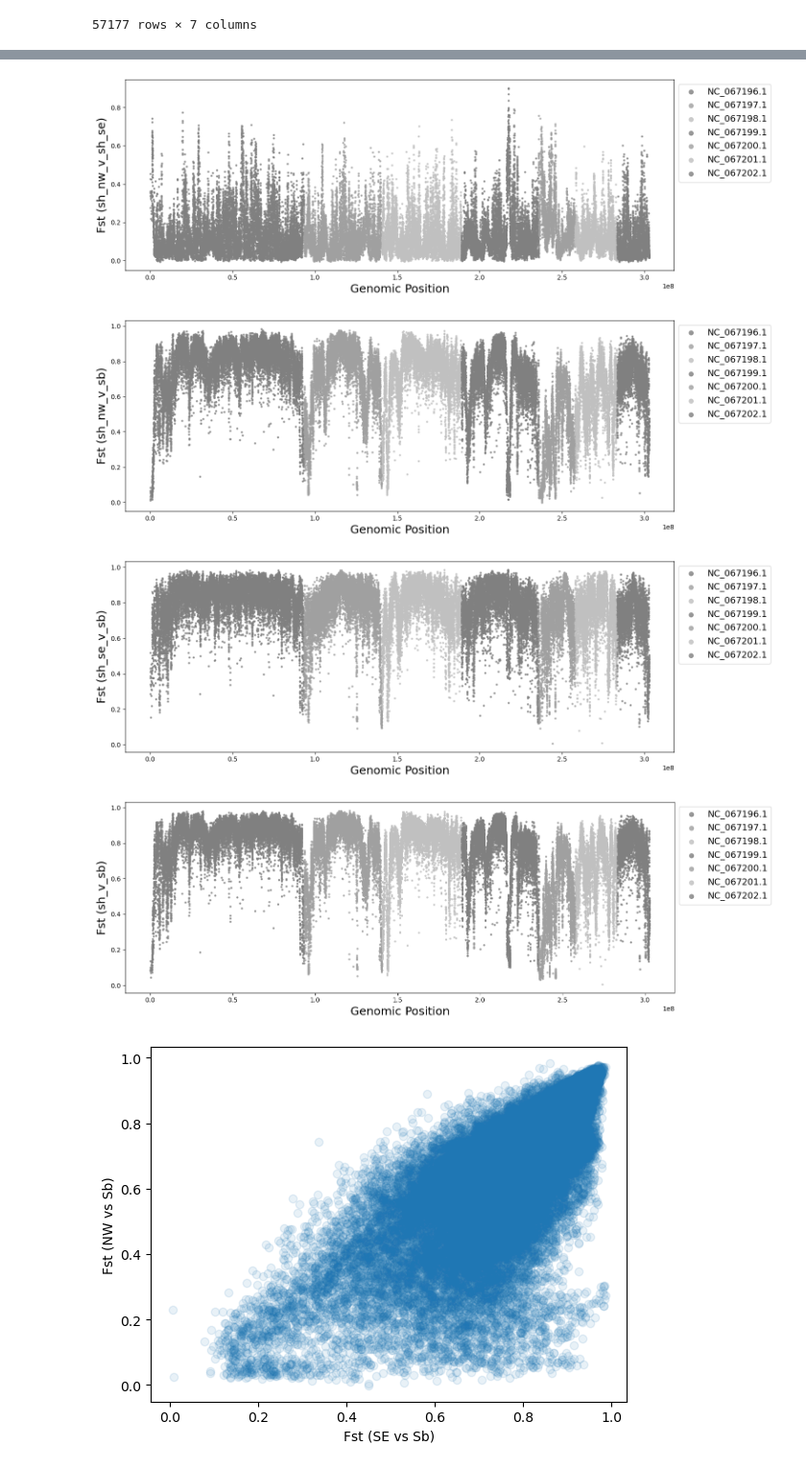
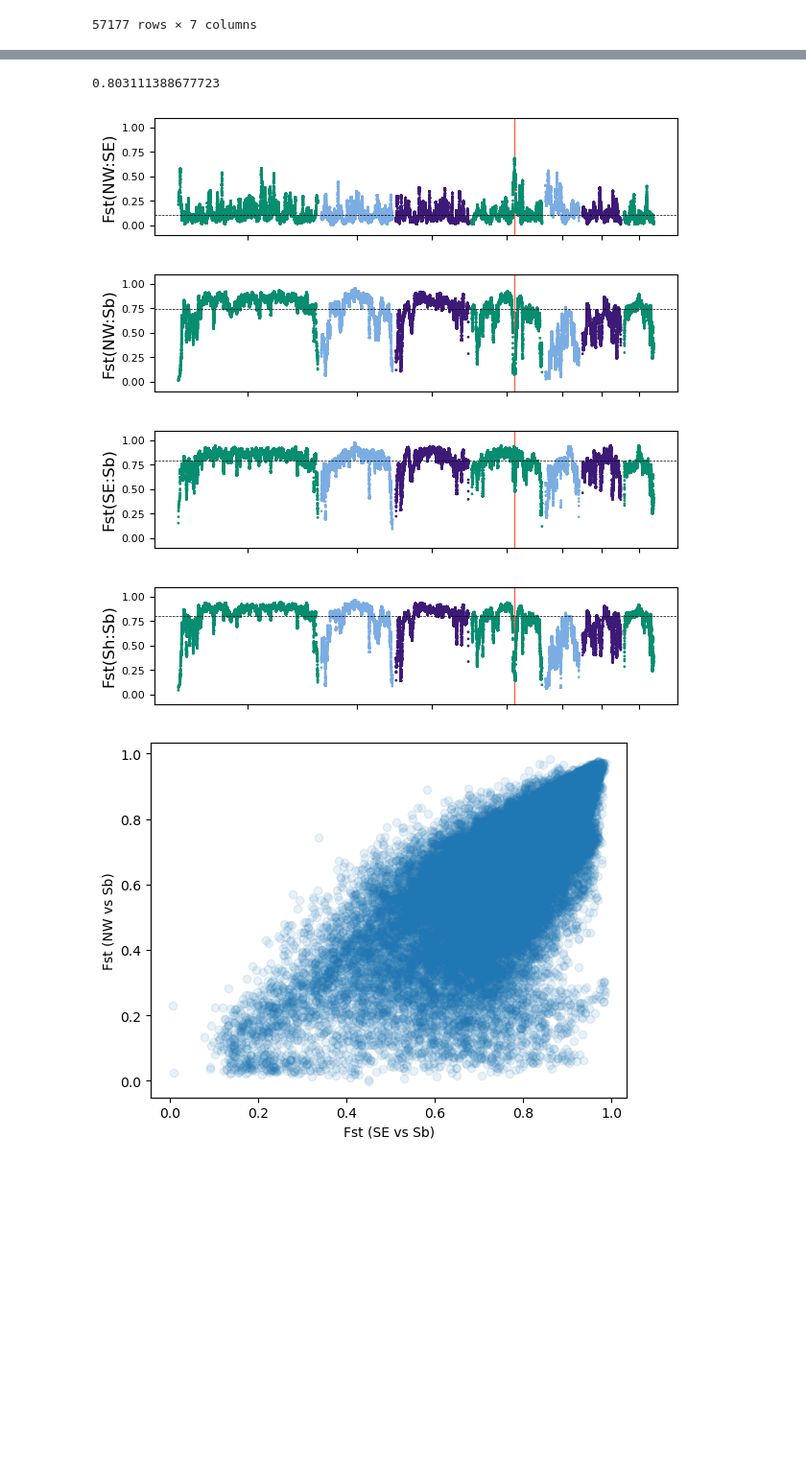
Before and after one commit to nealplatt/sch_hae_scan, a Jupyter notebook: code/08-population_structure.ipynb, the cells around one changed output, grey strips where cells are left out. Shown at 96% size. Cells and saved outputs as stored; diff of their text form; code cells hidden in the pictures; blank space fills up the shorter version.

```diff
--- a/code/08-population_structure.ipynb
+++ b/code/08-population_structure.ipynb
@@ -992,12 +932,14 @@ Pop1    0.679
 CV error (K=2): 0.47286
 Writing output files.
 # %%
+cm = 1/2.54
+
 # read in samples from file
 with open("../admixture/samples.list") as f:
     samples = [line.strip() for line in f]
 
 # set up plot
-fig, ax = plt.subplots(figsize=(7, 3), dpi=300)
+fig, ax = plt.subplots(figsize=(16*cm, 4*cm))
 k = 2
 
 # load admixture data for k clusters
@@ -1031,20 +973,20 @@ for kmeans_label in ["sb", "sh_nw", "sh_se"]:
 # plot stacked bar chart for each principal component
 bottom = 0
 for p_comp in range(k):
-    ax.bar(adm_df.index, adm_df[p_comp], bottom=bottom, edgecolor="black", linewidth=0.2)
+    ax.bar(adm_df.index, adm_df[p_comp], bottom=bottom, edgecolor="black", linewidth=0.1)
     bottom += adm_df[p_comp]
 
 # set plot labels and limits
-ax.set_ylabel(f"Component Perc. (k={k}; supervised)")
-ax.set_xlabel("Samples")
+ax.set_ylabel(f"Ancestry (Sup)", fontsize=10)
+#ax.set_xlabel("Samples")
 ax.set_xlim(0, len(adm_df))
 ax.set_ylim(0, 1)
 ax.set_xticks(xticks)
+plt.yticks(fontsize=8)
 ax.tick_params(axis="x", labelbottom=False, length=7)
 
 # save and show plot
 fig.tight_layout()
 fig.savefig(f"k{k}_supervised.svg")
-fig.savefig(f"k{k}_supervised.png", dpi=300)
-plt.show()
+fig.savefig(f"k{k}_supervised.png")
 plt.close()
@@ -1239,7 +1183,7 @@ kmeans_pop_idxs["sh"] = kmeans_pop_idxs["sh_nw"] + kmeans_pop_idxs["sh_se"]
 ## Fst between species and populations of interest
 # %%
 #this is for mappable snvs
-fst_window_size = 5_000
+fst_window_size = 10_000
 
 # Create a dictionary to store the population combinations
 pop_combos = { "sh_sb":     ["sh",    "sb"],
@@ -1409,0 +1378,3 @@ fst_df
+# %%
+fst_df = pd.read_csv("genome_wide_fsts.csv", sep=",", header=0)
+fst_df
@@ -1410,4 +1460,14 @@ fst_df
+# %%
+fst_df[comp].median()
+# %% [output]
+0.803111388677723
 # %%
+comp_labels = {"sh_nw_v_sh_se": "NW:SE",
+               "sh_nw_v_sb":    "NW:Sb",
+               "sh_se_v_sb":    "SE:Sb",
+               "sh_v_sb":       "Sh:Sb"}
+
+
 for pop1, pop2 in [("sh_nw", "sh_se"),
                    ("sh_nw", "sb"),
                    ("sh_se", "sb"),
@@ -1415,50 +1475,72 @@ for pop1, pop2 in [("sh_nw", "sh_se"),
 
     comp = f"{pop1}_v_{pop2}"
 
+
     # Create the Manhattan plot figure and axis
-    fig, ax = plt.subplots(figsize=(15, 5))
+    #fig, ax = plt.subplots(figsize=(15, 5))
+    cm = 1/2.54
+    fig, ax = plt.subplots(figsize=(16*cm, 4*cm))
 
     # Define three shades of grey
     shades_of_grey = ['#808080', '#A0A0A0', '#C0C0C0']
 
     # Create the colormap
     custom_cmap = ListedColormap(shades_of_grey)
 
     #plot position of the invadolysin locus
     #plt.axvline(x=invad_loc, ymin=-3, ymax=3)
 
     # Iterate through the groups of chromosomes and plot each group with a different color
 
     for i, (chrom, group) in enumerate(fst_df.groupby("chr")):
         color = custom_cmap(i % custom_cmap.N)  # Get a color from the colormap
-        ax.scatter(group["genomic_position"], group[comp], s=5, alpha=0.8, color=color, label=f'{chrom}')
+        ax.scatter(group["genomic_position"], medfilt(group[comp], kernel_size=51), s=1, alpha=1, color=group["color"], label=f'{chrom}', zorder=2)
 
     # # Plot the significant data points (Bonferroni corrected) in red
     # ax.scatter(sig_bonf["genomic_position"], sig_bonf["xpehh"], s=10, alpha=1, color='red', label='Sig.')
 
     # Set the x-axis and y-axis labels
-    ax.set_xlabel("Genomic Position", fontsize=18)
-    ax.set_ylabel(f"Fst ({comp})", fontsize=18)
+    ax.set_ylabel(f"Fst({comp_labels[comp]})", fontsize=12)
+    ax.tick_params(axis='y', labelsize=8)
+
+
+    x_ticks  = list(pos_df["mid_tick"].astype(int)[0:7])
+    x_labels = list(pos_df["contig"].astype(str)[0:7])
+    ax.set_xticks(x_ticks)
+    ax.set_xticklabels([])
+    ax.set_ylim(-0.1, 1.1)
+
+    #plot invadolysin line
+    invad_loc_x = offsets["NC_067199.1"] + (28_467_137+28_495_140)/2
+    invad_loc_x
+    ax.axvline(x=invad_loc_x, color='tomato', linestyle="solid", linewidth=1, zorder=1)
+
+    fst_med = fst_df[comp].median()
+    ax.axhline(y=fst_med, color='black', linestyle="dashed", linewidth=0.5)
+
+    #ax.set_title(comp, fontsize=12)
+
+
 
     # Add the legend outside the plot in the upper right corner
-    ax.legend(markerscale=3, fontsize=14, loc='upper left', bbox_to_anchor=(1, 1))
+    #ax.legend(markerscale=3, fontsize=14, loc='upper left', bbox_to_anchor=(1, 1))
 
     # Adjust the layout to fit the plot in the figure
     plt.tight_layout()
 
     # Show the plot
     plt.show()
 
     # Save the plot as an SVG file
     fig.savefig(f'fst_genome_wide_{comp}.svg', format='svg')
 
     # Save the plot as a 300 dpi PNG file
-    fig.savefig(f'fst_genome_wide_{comp}.svg', dpi=300, format='png')
+    fig.savefig(f'fst_genome_wide_{comp}.png', dpi=300, format='png')
 # %% [output]
-[figure, old version]
+[figure, new version]
-[figure, old version]
+[figure, new version]
-[figure, old version]
+[figure, new version]
-[figure, old version]
+[figure, new version]
 # %%
 #x=fst_df["sh_se_v_sb"]/fst_df["sh_nw_v_sb"]
 plt.scatter(fst_df["sh_se_v_sb"], fst_df["sh_nw_v_sb"], alpha=0.1)
```
Also changed, not shown: parts of 23 cells of this notebook, 27 other files.
